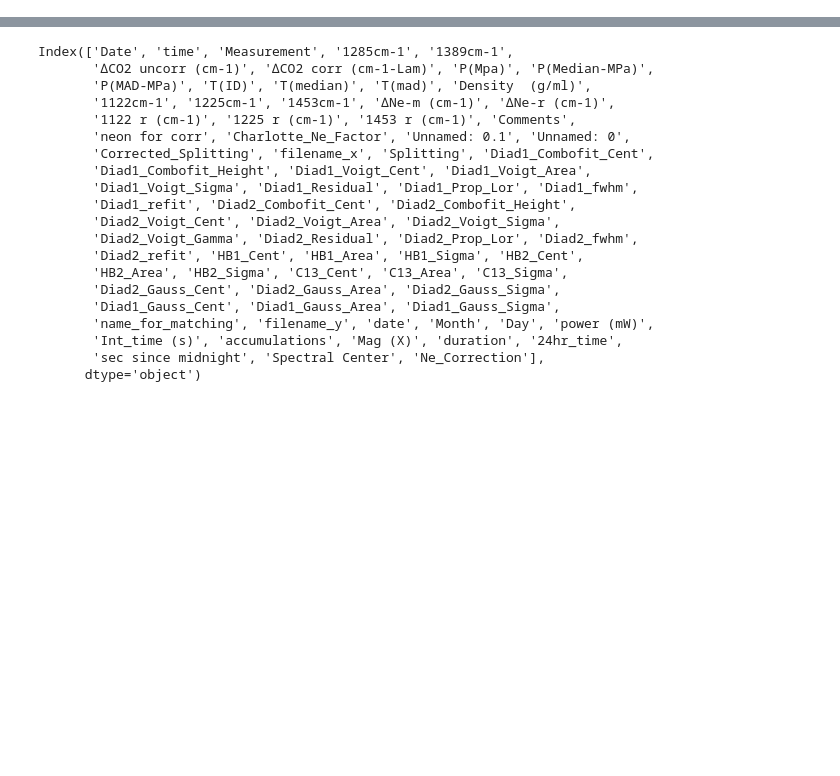
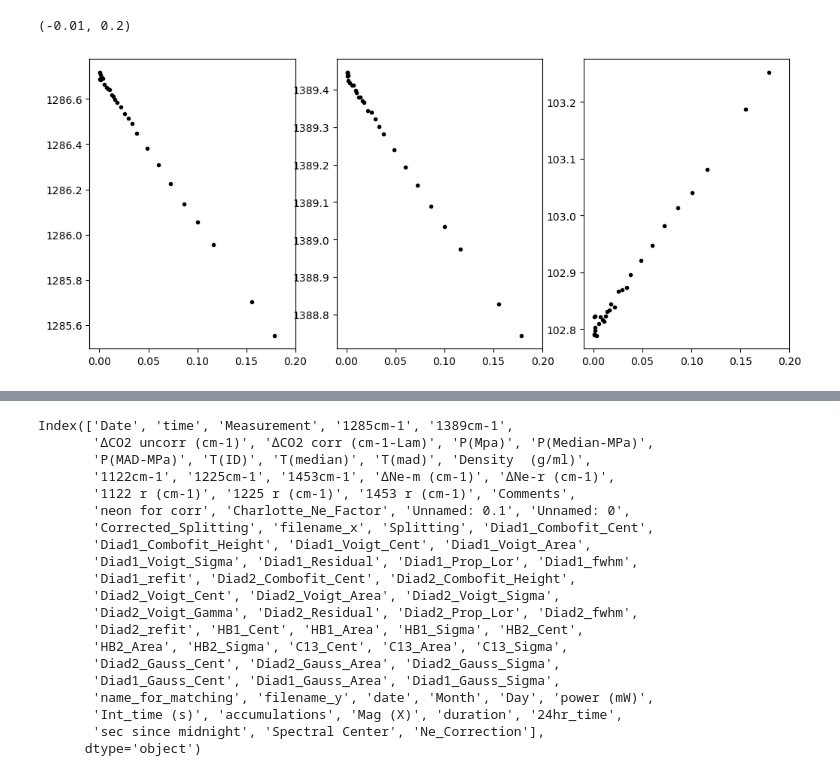
Before and after one commit to PennyWieser/DiadFit, a Jupyter notebook: docs/Examples/Example1a_Gas_Cell_Calibration/DiadFit_vs_Fityk.ipynb, the cells around one changed output, grey strips where cells are left out. Drawn from its saved outputs; the diff is of its cells as text; code cells hidden in the pictures; blank space fills up the shorter version.

```diff
--- a/docs/Examples/Example1a_Gas_Cell_Calibration/DiadFit_vs_Fityk.ipynb
+++ b/docs/Examples/Example1a_Gas_Cell_Calibration/DiadFit_vs_Fityk.ipynb
@@ -20,0 +127,10 @@ combo=pd.merge(df_Fyk, df_DF, on='Measurement', how='left')
+# %%
+lowdens=combo['Density  (g/ml)']<0.2
+fig, (ax1, ax2, ax3) = plt.subplots(1, 3, figsize=(12,5), sharex=True)
+ax1.plot(combo['Density  (g/ml)'].loc[lowdens], combo['Diad1_Combofit_Cent'].loc[lowdens], '.k')
+ax2.plot(combo['Density  (g/ml)'].loc[lowdens], combo['Diad2_Combofit_Cent'].loc[lowdens], '.k')
+ax3.plot(combo['Density  (g/ml)'].loc[lowdens], combo['Corrected_Splitting'].loc[lowdens], '.k')
+ax1.set_xlim([-0.01, 0.2])
+# %% [output]
+(-0.01, 0.2)
+[figure, added]
```
Also changed, not shown: parts of 16 cells of this notebook, 10 other files.
